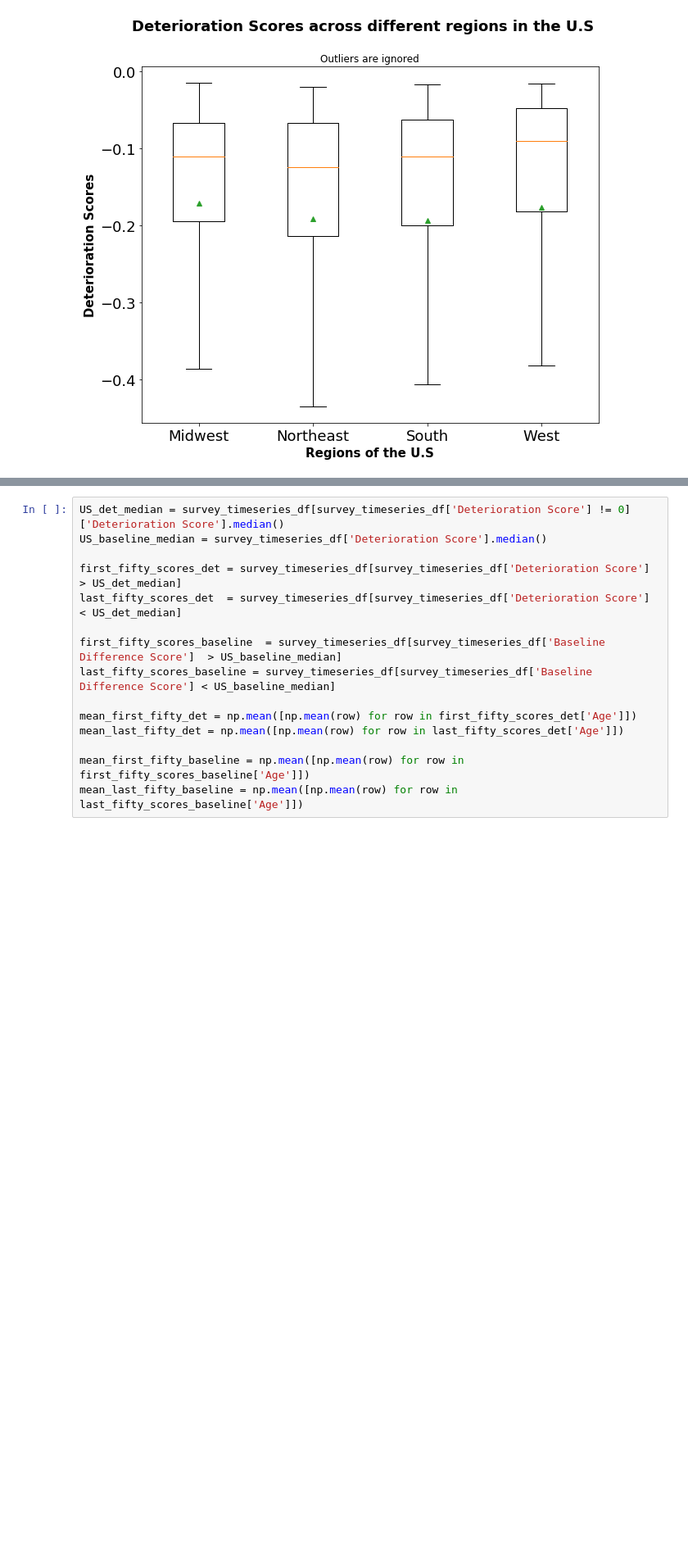
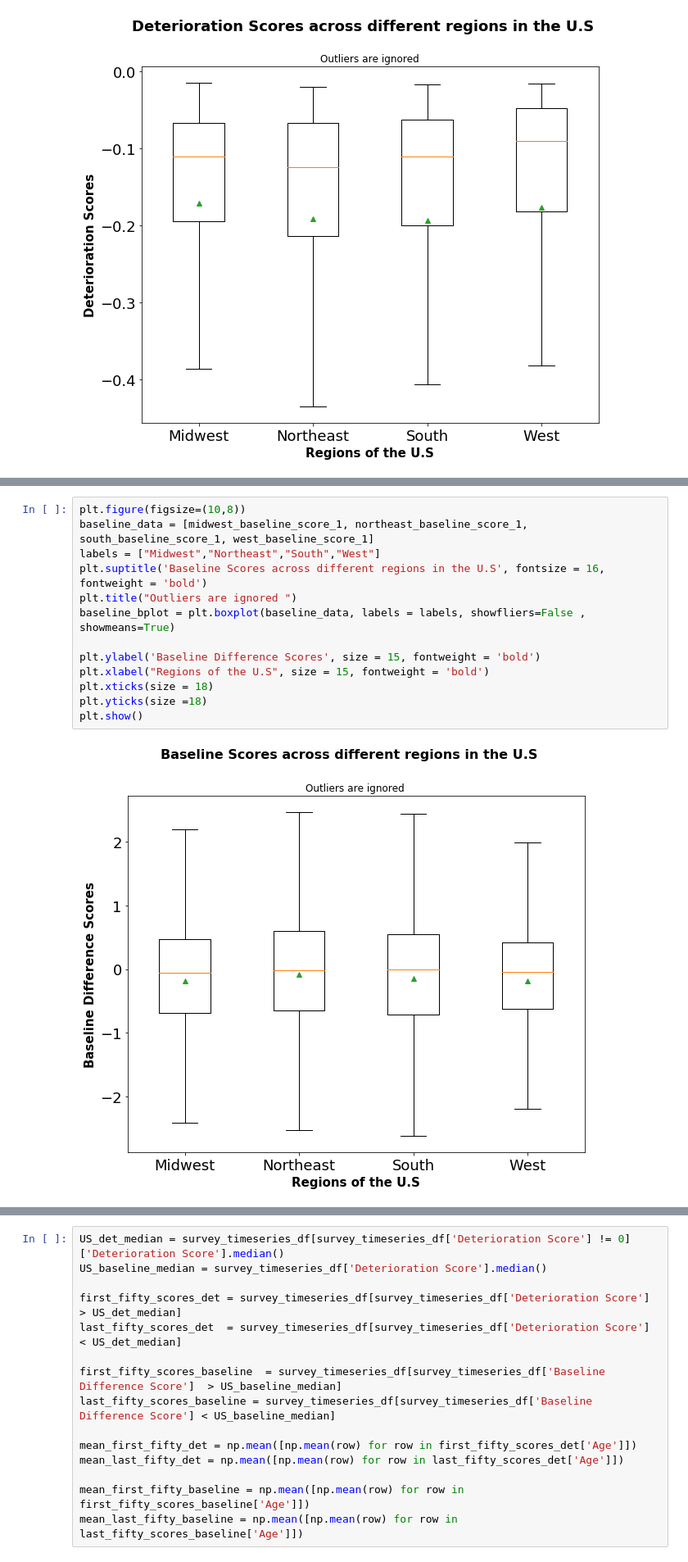
Before and after one commit to kaleoyster/thesis, a Jupyter notebook: methods/Baseline Score and Deterioration Score.ipynb, the cells around one changed output, grey strips where cells are left out. Shown at 82% size. Cells and saved outputs as stored; diff of their text form; blank space fills up the shorter version.

```diff
--- a/methods/Baseline Score and Deterioration Score.ipynb
+++ b/methods/Baseline Score and Deterioration Score.ipynb
@@ -1134,0 +1241,15 @@ plt.show()
+# %%
+plt.figure(figsize=(10,8))
+baseline_data = [midwest_baseline_score_1, northeast_baseline_score_1, south_baseline_score_1, west_baseline_score_1]
+labels = ["Midwest","Northeast","South","West"]
+plt.suptitle('Baseline Scores across different regions in the U.S', fontsize = 16, fontweight = 'bold')
+plt.title("Outliers are ignored ")
+baseline_bplot = plt.boxplot(baseline_data, labels = labels, showfliers=False , showmeans=True)
+
+plt.ylabel('Baseline Difference Scores', size = 15, fontweight = 'bold')
+plt.xlabel("Regions of the U.S", size = 15, fontweight = 'bold')
+plt.xticks(size = 18)
+plt.yticks(size =18)
+plt.show()
+# %% [output]
+[figure, added]
```
Also changed, not shown: parts of 40 cells of this notebook.
